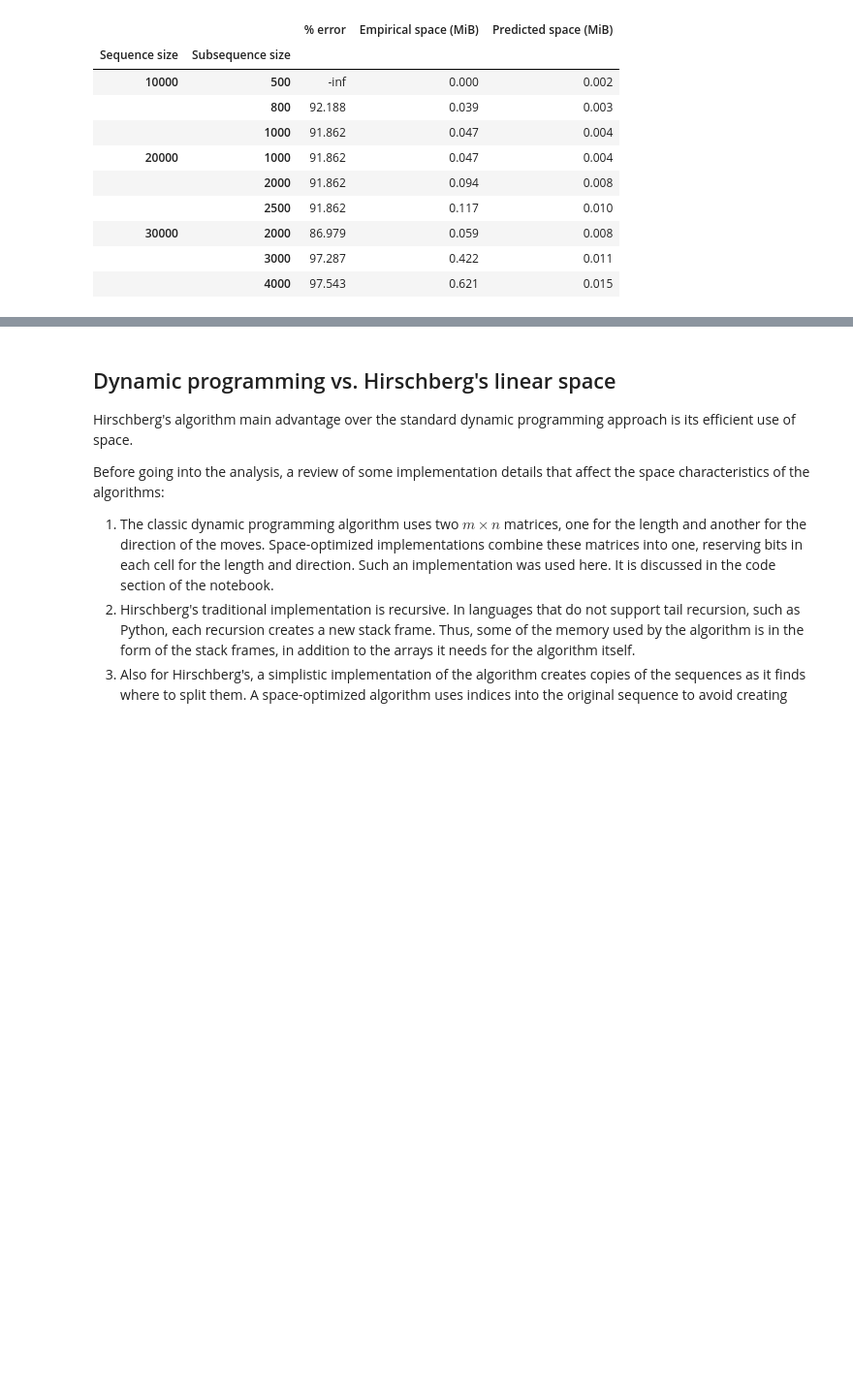
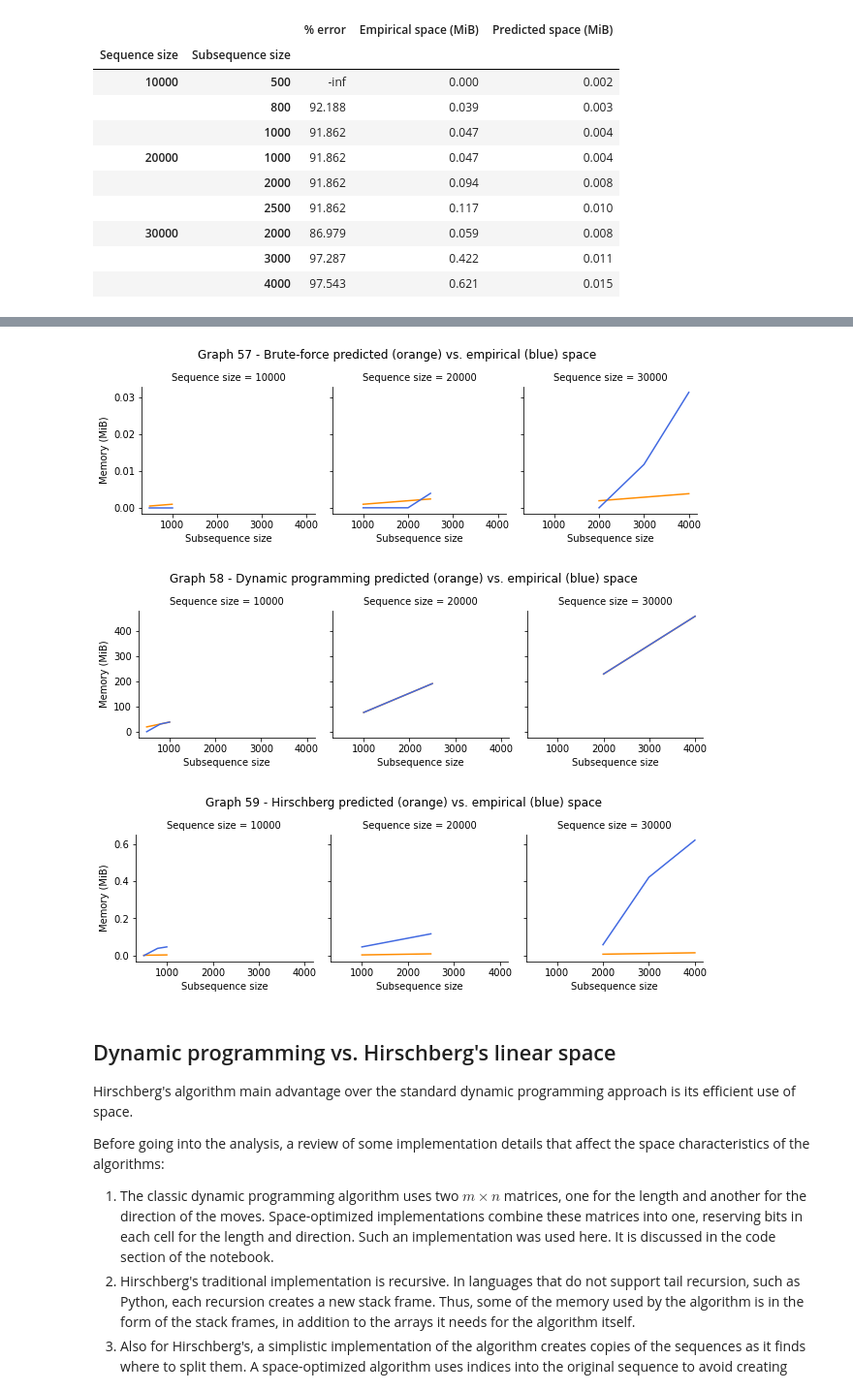
Before and after one commit to fau-masters-collected-works-cgarbin/cot6405-analysis-of-algorithms, a Jupyter notebook: longest-common-subsequence/report.ipynb, the cells around one changed output, grey strips where cells are left out. Shown: that part at 97% size. Cells and saved outputs as stored; diff of their text form; code cells hidden in the pictures; blank space fills up the shorter version.

```diff
--- a/longest-common-subsequence/report.ipynb
+++ b/longest-common-subsequence/report.ipynb
@@ -654,3 +673,24 @@ Hirschberg memory analysis
+# %%
+def plot_empirical_predicted_mem(data):
+    global graph_number
+    graph_number +=1
+    g = sns.FacetGrid(data, col=m.DF_SEQ_SIZE)
+    g.map(plt.plot, m.DF_SUBSEQ_SIZE, m.DF_PREDICTED_SPACE,
+        color='darkorange')
+    g.map(plt.plot, m.DF_SUBSEQ_SIZE, m.DF_EMPIRICAL_SPACE,
+        color='royalblue')
+    g.set_ylabels('Memory (MiB)').fig.subplots_adjust(top=0.8)
+    g.fig.suptitle('Graph {} - {} predicted (orange) vs. empirical (blue) space'.format(
+        graph_number, data.iloc[0][m.DF_ALGORITHM]))
+    plt.show()
+# %%
+for alg in (m.ALG_BRUTE_FORCE, m.ALG_DYNAMIC_PROGRAMMING, m.ALG_HIRSCHBERG):
+    df = mem_results_summary[(mem_results_summary[m.DF_ALGORITHM] == alg)]
+    plot_empirical_predicted_mem(df)
+# %% [output]
+[figure, added]
+[figure, added]
+[figure, added]
 # %% [markdown]
 ## Dynamic programming vs. Hirschberg's linear space
 
```
Also changed, not shown: parts of 12 cells of this notebook, 1 other file.
